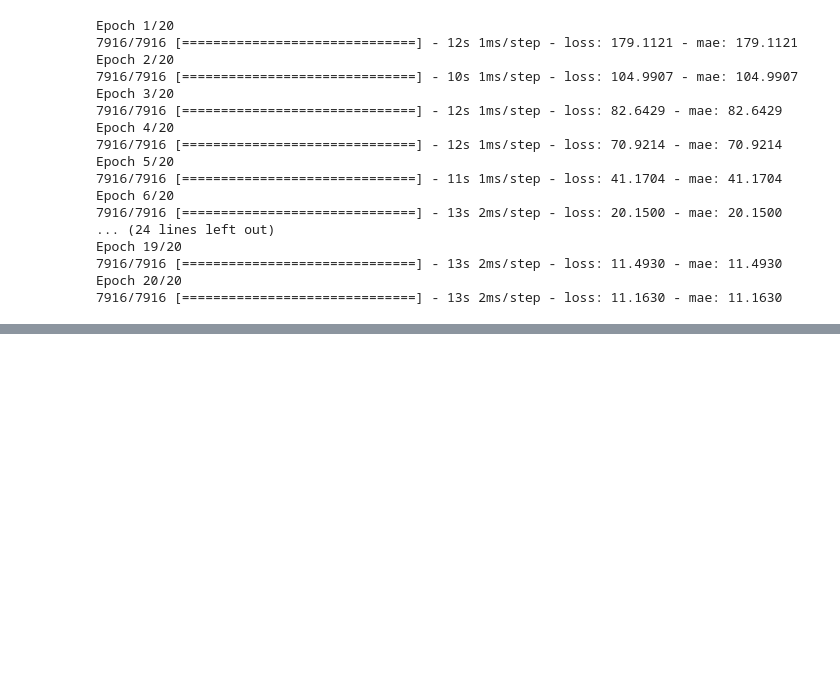
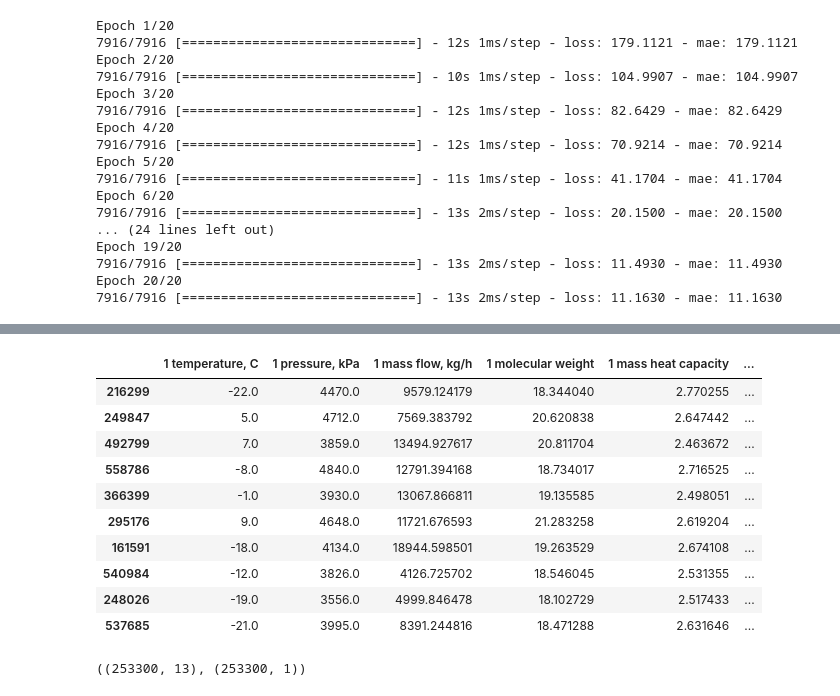
Before and after one commit to Rus-tam/AI_models, a Jupyter notebook: low_temp_dist_19_06.ipynb, the cells around one changed output, grey strips where cells are left out. Cells and saved outputs as stored; diff of their text form; code cells hidden in the pictures; blank space fills up the shorter version.

```diff
--- a/low_temp_dist_19_06.ipynb
+++ b/low_temp_dist_19_06.ipynb
@@ -1871,0 +1955,51 @@ plot_scatter_with_ideal_line(y_pred, np.array(y_test))
+# %%
+expander_gas_temp_data_mini = expander_gas_temp_data.sample(frac=0.5)
+expander_gas_temp_data_mini.head(10)
+# %% [output]
+|  | 1 temperature, C | 1 pressure, kPa | 1 mass flow, kg/h | 1 molecular weight | 1 mass heat capacity | ... |
+| 216299 | -22.0 | 4470.0 | 9579.124179 | 18.344040 | 2.770255 | ... |
+| 249847 | 5.0 | 4712.0 | 7569.383792 | 20.620838 | 2.647442 | ... |
+| 492799 | 7.0 | 3859.0 | 13494.927617 | 20.811704 | 2.463672 | ... |
+| 558786 | -8.0 | 4840.0 | 12791.394168 | 18.734017 | 2.716525 | ... |
+| 366399 | -1.0 | 3930.0 | 13067.866811 | 19.135585 | 2.498051 | ... |
+| 295176 | 9.0 | 4648.0 | 11721.676593 | 21.283258 | 2.619204 | ... |
+| 161591 | -18.0 | 4134.0 | 18944.598501 | 19.263529 | 2.674108 | ... |
+| 540984 | -12.0 | 3826.0 | 4126.725702 | 18.546045 | 2.531355 | ... |
+| 248026 | -19.0 | 3556.0 | 4999.846478 | 18.102729 | 2.517433 | ... |
+| 537685 | -21.0 | 3995.0 | 8391.244816 | 18.471288 | 2.631646 | ... |
+# %%
+## Тестовая и обучающая выборки
+X = expander_gas_temp_data_mini[[
+    '1 temperature, C', '1 pressure, kPa', '1 mass flow, kg/h', '1 molecular weight', '1 mass heat capacity',
+    '1 Methane mass frac', '1 Ethane mass frac', '1 Propane mass frac', '1 i-Butane mass frac', '1 n-Butane mass frac',
+    '1 i-Pentane mass frac', '1 n-Pentane mass frac',
+    '3 pressure, kPa',
+]]
+
+y = expander_gas_temp_data_mini[[
+    '3 temperature, C'
+]]
+
+# Собираем трансформер столбцов
+ct = make_column_transformer(
+    (MinMaxScaler(), [
+    '1 temperature, C', '1 pressure, kPa', '1 mass flow, kg/h', '1 molecular weight', '1 mass heat capacity',
+    '1 Methane mass frac', '1 Ethane mass frac', '1 Propane mass frac', '1 i-Butane mass frac', '1 n-Butane mass frac',
+    '1 i-Pentane mass frac', '1 n-Pentane mass frac',
+    '3 pressure, kPa',
+                     ])
+)
+
+# Создаем обучающую и тестовые выборки
+X_train, X_test, y_train, y_test = train_test_split(X, y, test_size=0.2, random_state=42)
+
+# Загружаем тренировочную выборку
+ct.fit(X_train)
+
+# Нормализуем данные
+X_train_normal = ct.transform(X_train)
+X_test_normal = ct.transform(X_test)
+
+X_train_normal.shape, y_train.shape
+# %% [output]
+((253300, 13), (253300, 1))
```
Also changed, not shown: parts of 60 cells of this notebook, 1 other file.
